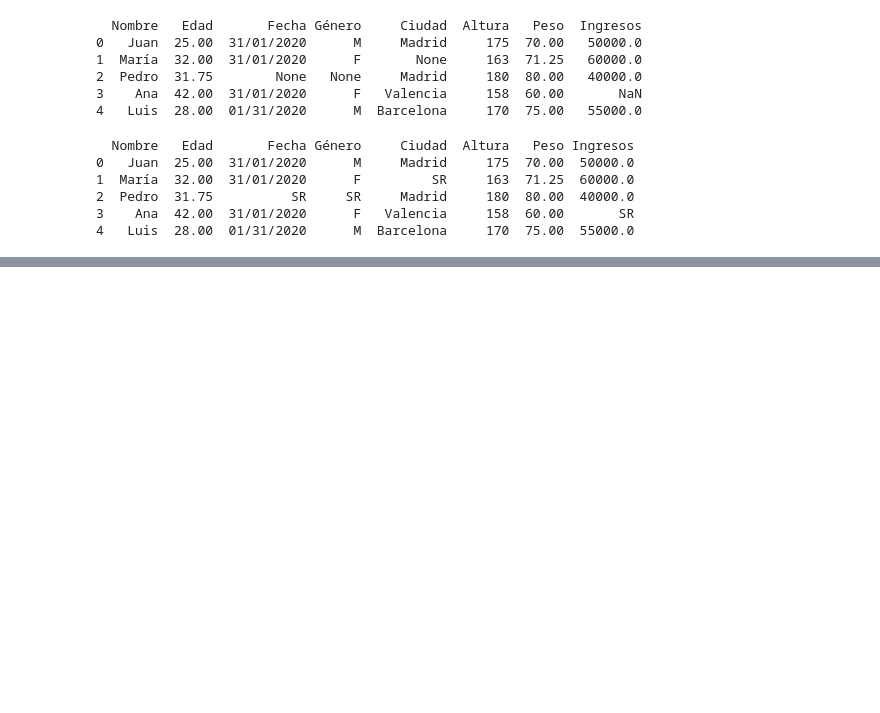
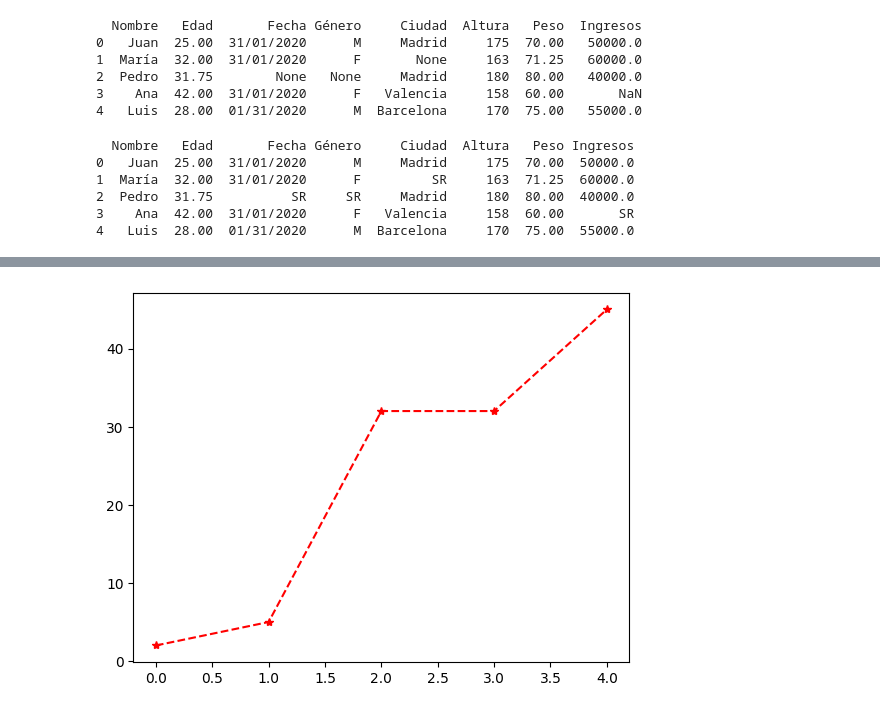
Before and after one commit to JulioRan/Python_Intermedio, a Jupyter notebook: code/Bibliotecas.ipynb, the cells around one changed output, grey strips where cells are left out. Cells and saved outputs as stored; diff of their text form; code cells hidden in the pictures; blank space fills up the shorter version.

```diff
--- a/code/Bibliotecas.ipynb
+++ b/code/Bibliotecas.ipynb
@@ -545,0 +596,10 @@ print(df)
+# %%
+puntos_y = np.array([2,5,32,32,45])
+
+#plt.plot(puntos_y, 'o--g')
+plt.plot(puntos_y, '*--r')
+#plt.plot(puntos_y, 'x--b')
+
+plt.show()
+# %% [output]
+[figure, added]
```
Also changed, not shown: parts of 22 cells of this notebook, 3 other files.
